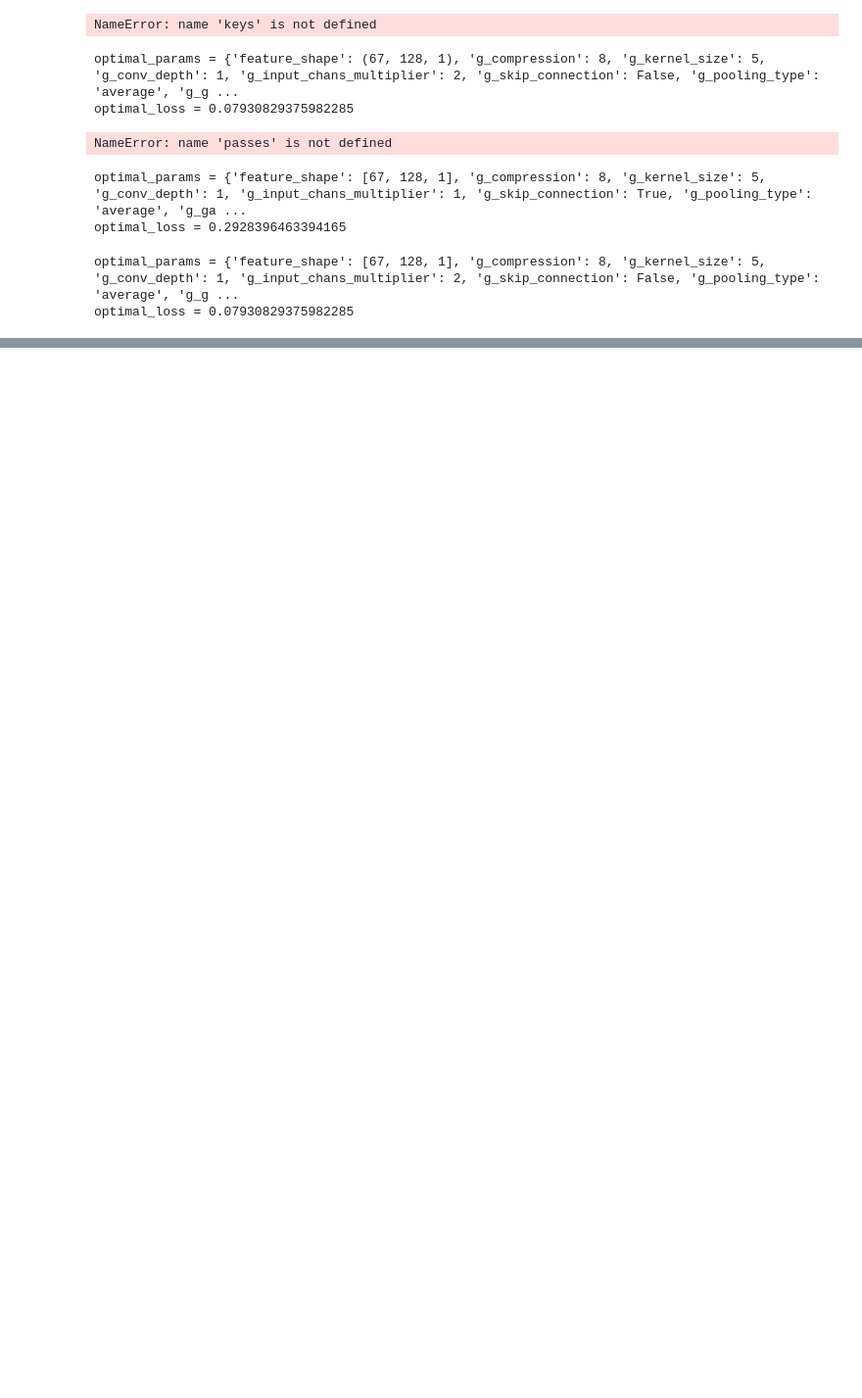
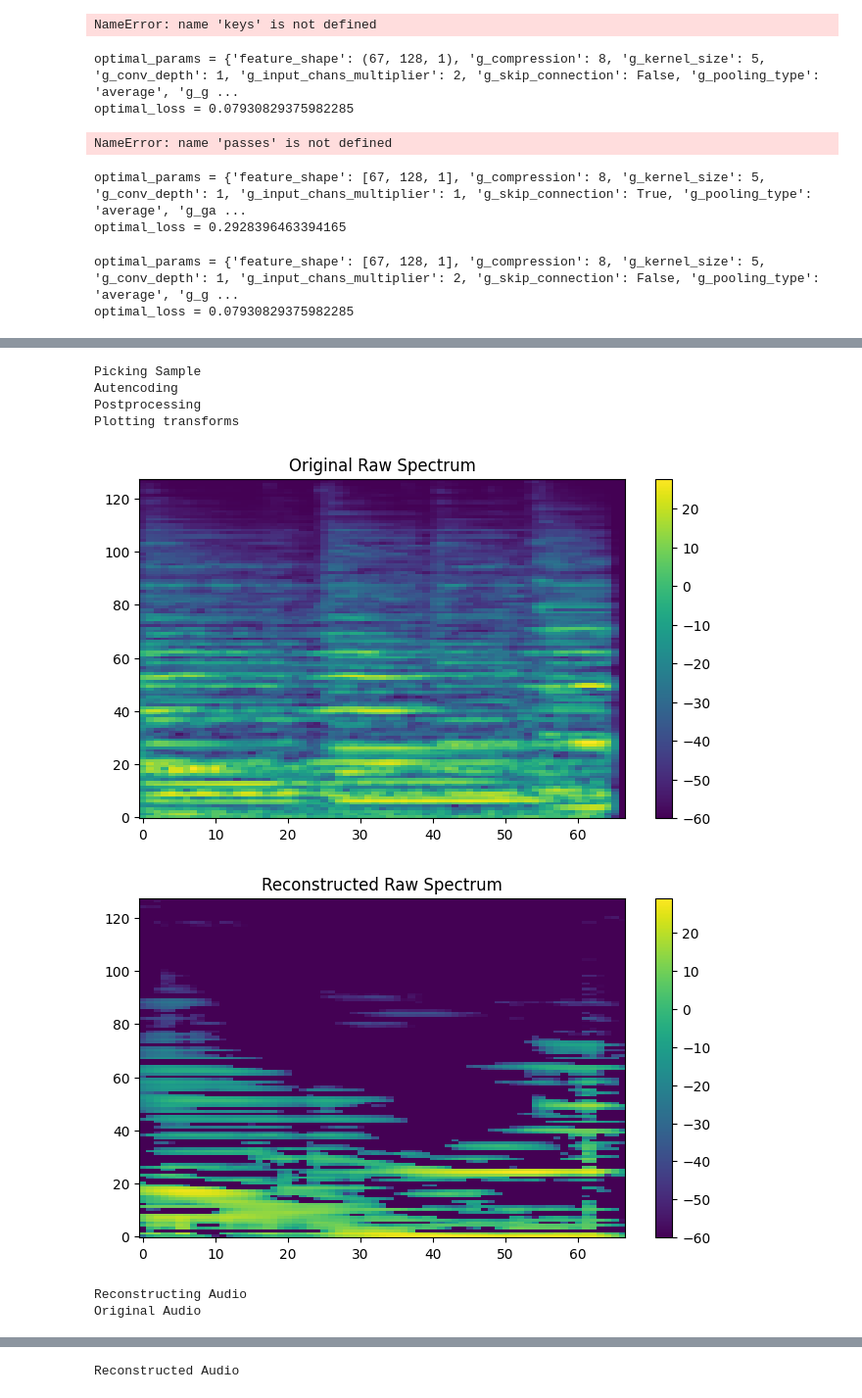
Before and after one commit to FlorSanders/AutoStyleTransfer, a Jupyter notebook: autencoders.ipynb, the cells around one changed output, grey strips where cells are left out. Shown at 98% size. Saved outputs shown, nothing was run; the diff lists cells and outputs as text; code cells hidden in the pictures; blank space fills up the shorter version.

```diff
--- a/autencoders.ipynb
+++ b/autencoders.ipynb
@@ -835,3 +829,14 @@ Original Audio
 [interactive output not drawn]
 Reconstructed Audio
 [interactive output not drawn]
+# %%
+test_autoencoder(autoencoder_fake, X_test, False, True, False)
+# %% [output]
+Picking Sample
+Autencoding
+Postprocessing
+Plotting transforms
+[figure, added]
+[figure, added]
+Reconstructing Audio
+Original Audio
@@ -837,0 +844 @@ Reconstructed Audio
+Reconstructed Audio
```
Also changed, not shown: parts of 19 cells of this notebook, 2 other files.
